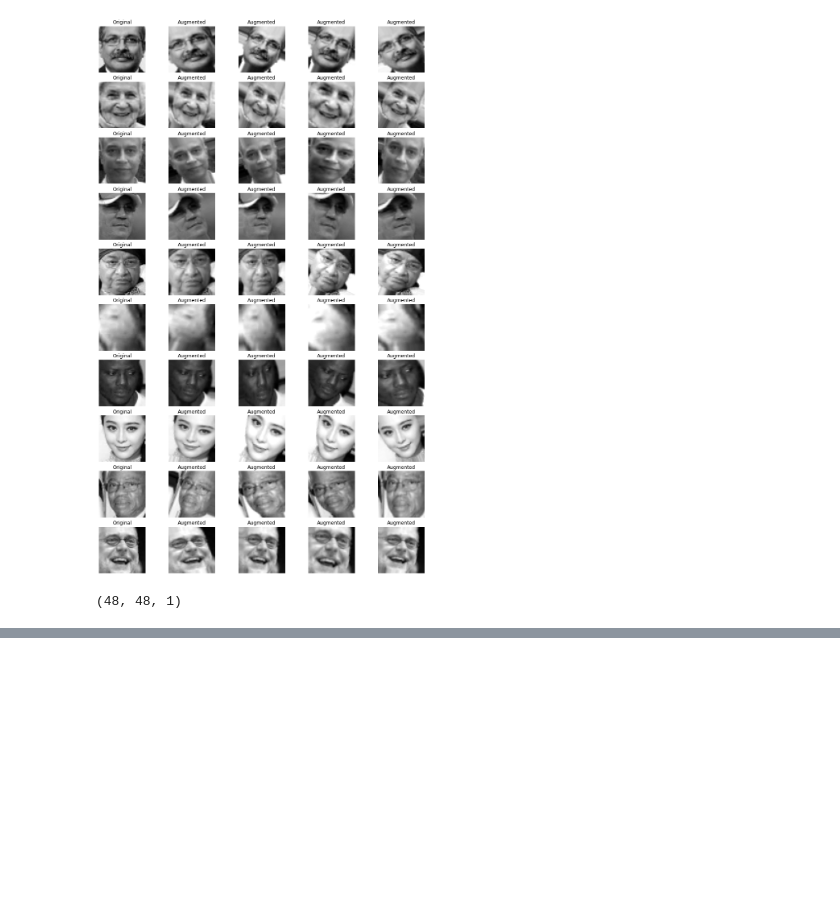
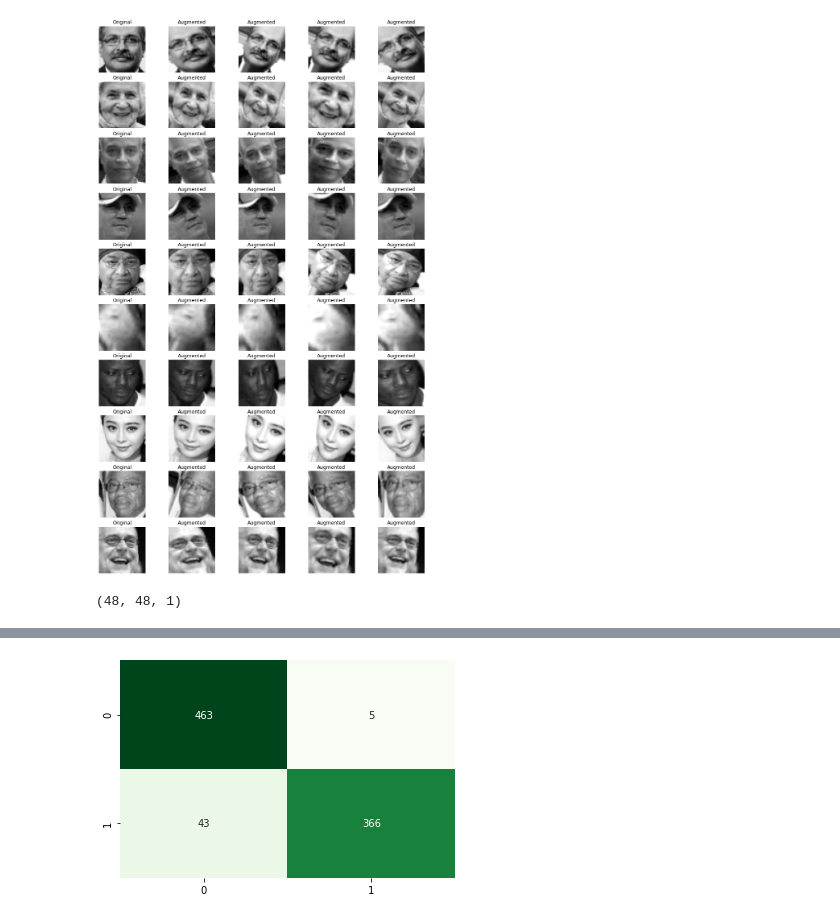
Before and after one commit to annabellatian/futureMakers, a Jupyter notebook: genderClassification/genderClassification.ipynb, the cells around one changed output, grey strips where cells are left out. Cells and saved outputs as stored; diff of their text form; code cells hidden in the pictures; blank space fills up the shorter version.

```diff
--- a/genderClassification/genderClassification.ipynb
+++ b/genderClassification/genderClassification.ipynb
@@ -413,0 +537,10 @@ Epoch 8/50
+# %%
+Final_train = np.append(X_train, X_val, axis=0)
+Final_val = np.append(y_train, y_val, axis=0)
+final_training_data = train_data_gen.flow(Final_train, Final_val,
+                                   seed=11)
+
+random.seed(11)
+set_seed(11)
+np.random.seed(11)
+final_model_history = model.fit(train_data_gen.flow(X, y_gender, seed=11),batch_size=32,epochs=20, validation_data=val_data)
@@ -413,0 +597,2 @@ Epoch 8/50
+# %%
+y_pred = model.predict_classes(test_data)
@@ -413,0 +612,6 @@ Epoch 8/50
+# %%
+# Confusion matrix
+cm = confusion_matrix(y_test, y_pred)
+sns.heatmap(cm, cmap='Greens', cbar=False, annot=True, fmt='d');
+# %% [output]
+[figure, added]
```
Also changed, not shown: parts of 13 cells of this notebook.
